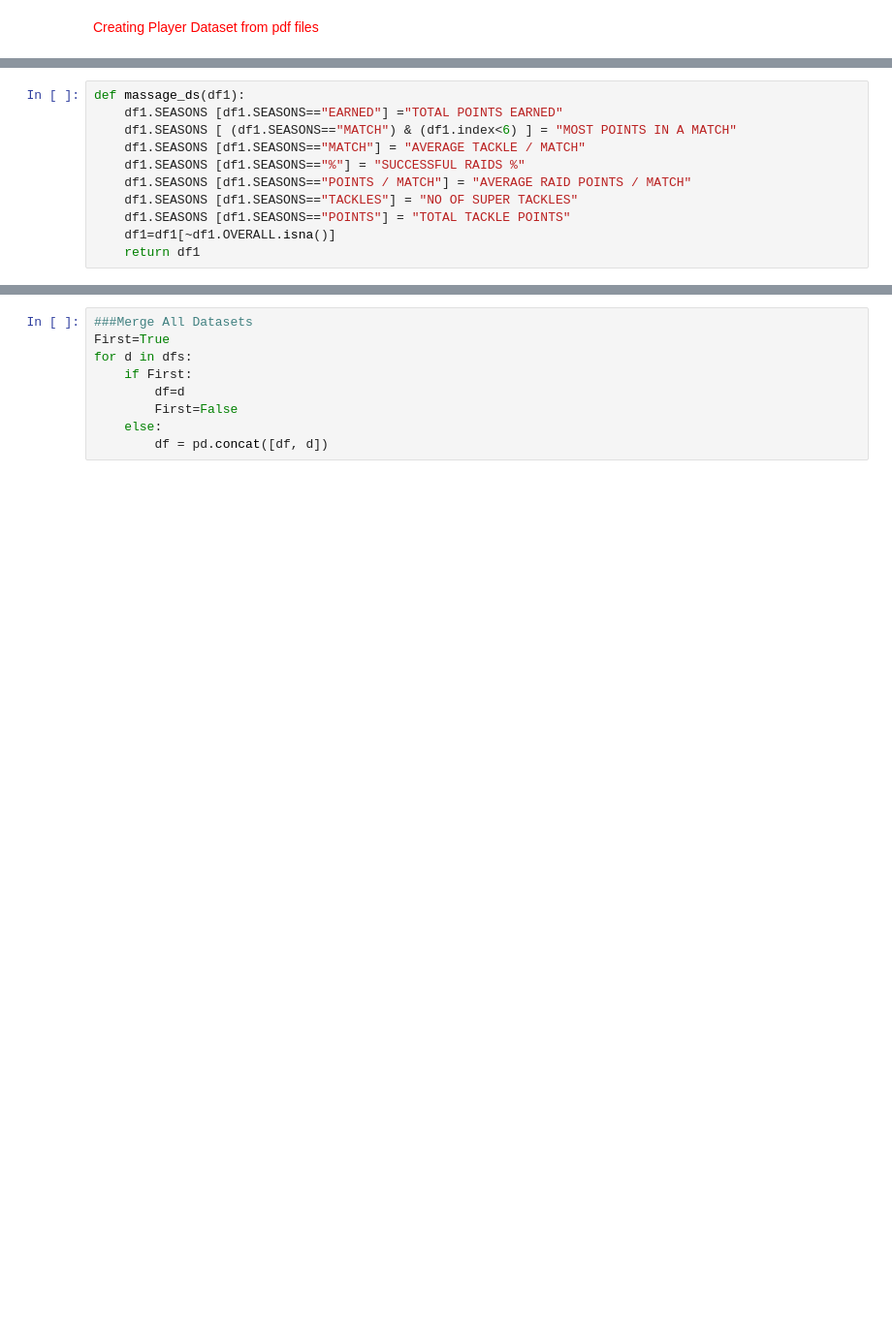
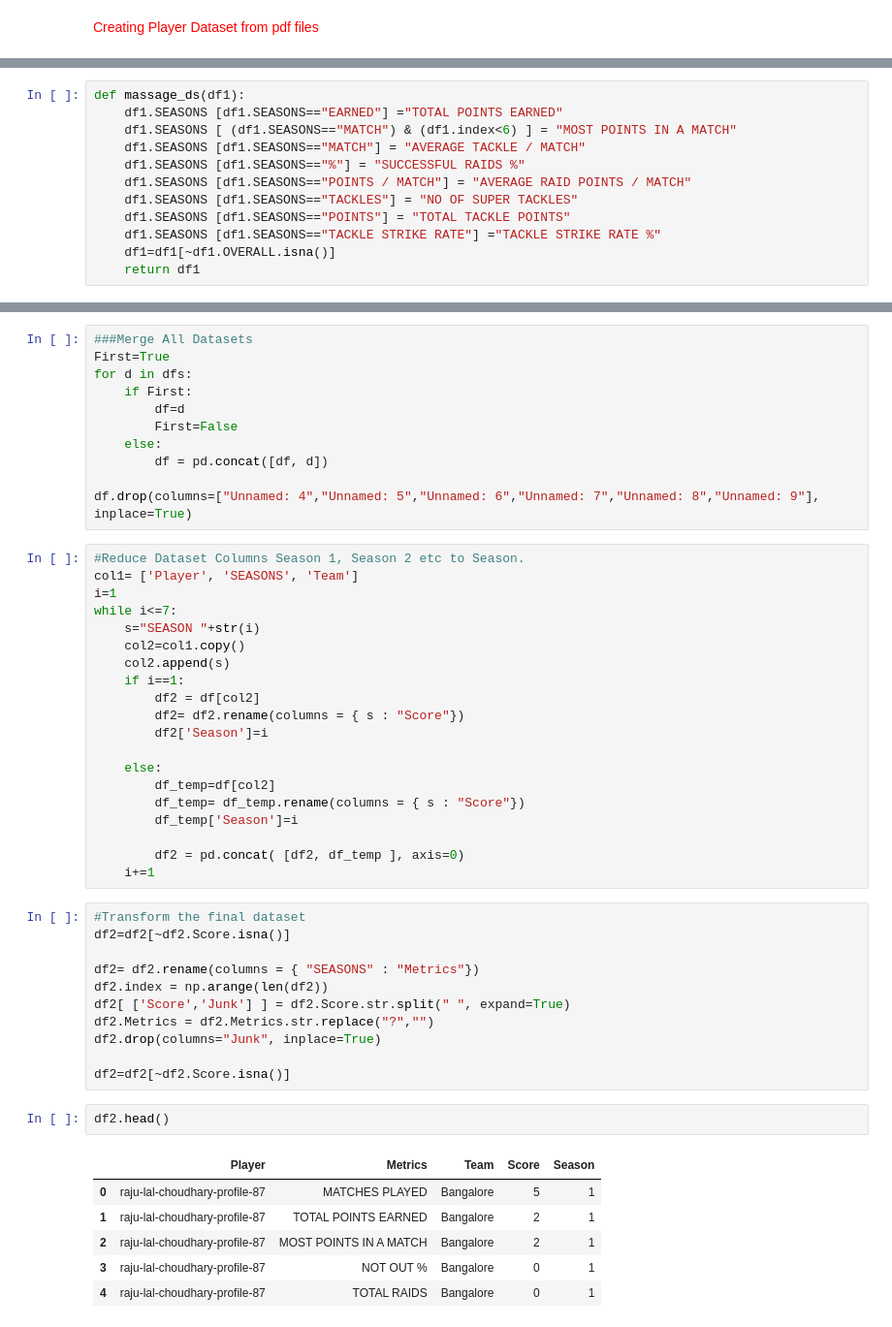
Before and after one commit to praveenhelp78/ProKabbadi-League-Prediction, a Jupyter notebook: Kabaddi.ipynb, the cells around one changed output, grey strips where cells are left out. Shown: that part at 97% size. Saved outputs shown, nothing was run; the diff lists cells and outputs as text; blank space fills up the shorter version.

```diff
--- a/Kabaddi.ipynb
+++ b/Kabaddi.ipynb
@@ -390,6 +378,7 @@ def massage_ds(df1):
     df1.SEASONS [df1.SEASONS=="POINTS / MATCH"] = "AVERAGE RAID POINTS / MATCH"
     df1.SEASONS [df1.SEASONS=="TACKLES"] = "NO OF SUPER TACKLES"
     df1.SEASONS [df1.SEASONS=="POINTS"] = "TOTAL TACKLE POINTS"
+    df1.SEASONS [df1.SEASONS=="TACKLE STRIKE RATE"] ="TACKLE STRIKE RATE %"
     df1=df1[~df1.OVERALL.isna()]
     return df1
 # %%
@@ -421,3 +430,45 @@ for d in dfs:
         First=False
     else:
         df = pd.concat([df, d])
+
+df.drop(columns=["Unnamed: 4","Unnamed: 5","Unnamed: 6","Unnamed: 7","Unnamed: 8","Unnamed: 9"], inplace=True)
+# %%
+#Reduce Dataset Columns Season 1, Season 2 etc to Season.
+col1= ['Player', 'SEASONS', 'Team']
+i=1
+while i<=7:
+    s="SEASON "+str(i)
+    col2=col1.copy()
+    col2.append(s)
+    if i==1:
+        df2 = df[col2]
+        df2= df2.rename(columns = { s : "Score"})
+        df2['Season']=i
+
+    else:
+        df_temp=df[col2]
+        df_temp= df_temp.rename(columns = { s : "Score"})
+        df_temp['Season']=i
+
+        df2 = pd.concat( [df2, df_temp ], axis=0)
+    i+=1
+# %%
+#Transform the final dataset
+df2=df2[~df2.Score.isna()]
+
+df2= df2.rename(columns = { "SEASONS" : "Metrics"})
+df2.index = np.arange(len(df2))
+df2[ ['Score','Junk'] ] = df2.Score.str.split(" ", expand=True)
+df2.Metrics = df2.Metrics.str.replace("?","")
+df2.drop(columns="Junk", inplace=True)
+
+df2=df2[~df2.Score.isna()]
+# %%
+df2.head()
+# %% [output]
+|  | Player | Metrics | Team | Score | Season |
+| 0 | raju-lal-choudhary-profile-87 | MATCHES PLAYED | Bangalore | 5 | 1 |
+| 1 | raju-lal-choudhary-profile-87 | TOTAL POINTS EARNED | Bangalore | 2 | 1 |
+| 2 | raju-lal-choudhary-profile-87 | MOST POINTS IN A MATCH | Bangalore | 2 | 1 |
+| 3 | raju-lal-choudhary-profile-87 | NOT OUT % | Bangalore | 0 | 1 |
+| 4 | raju-lal-choudhary-profile-87 | TOTAL RAIDS | Bangalore | 0 | 1 |
```
Also changed, not shown: parts of 6 cells of this notebook.
